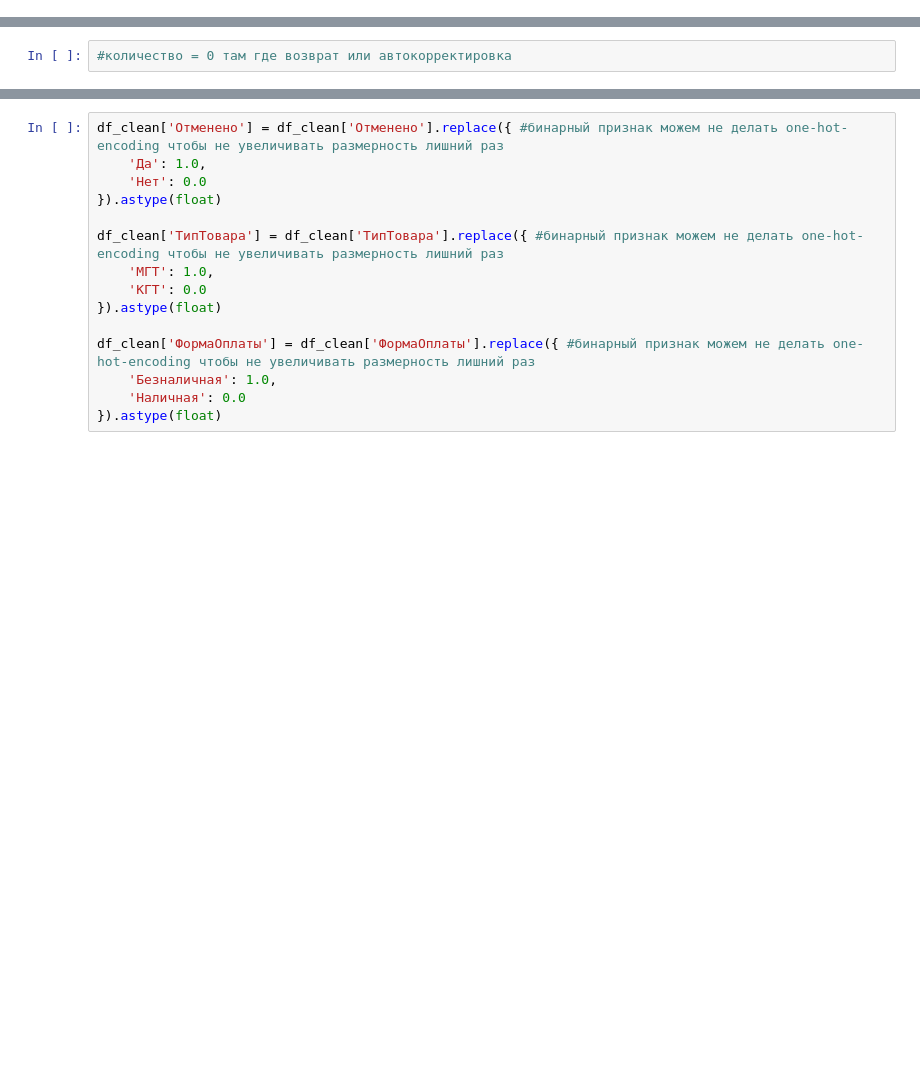
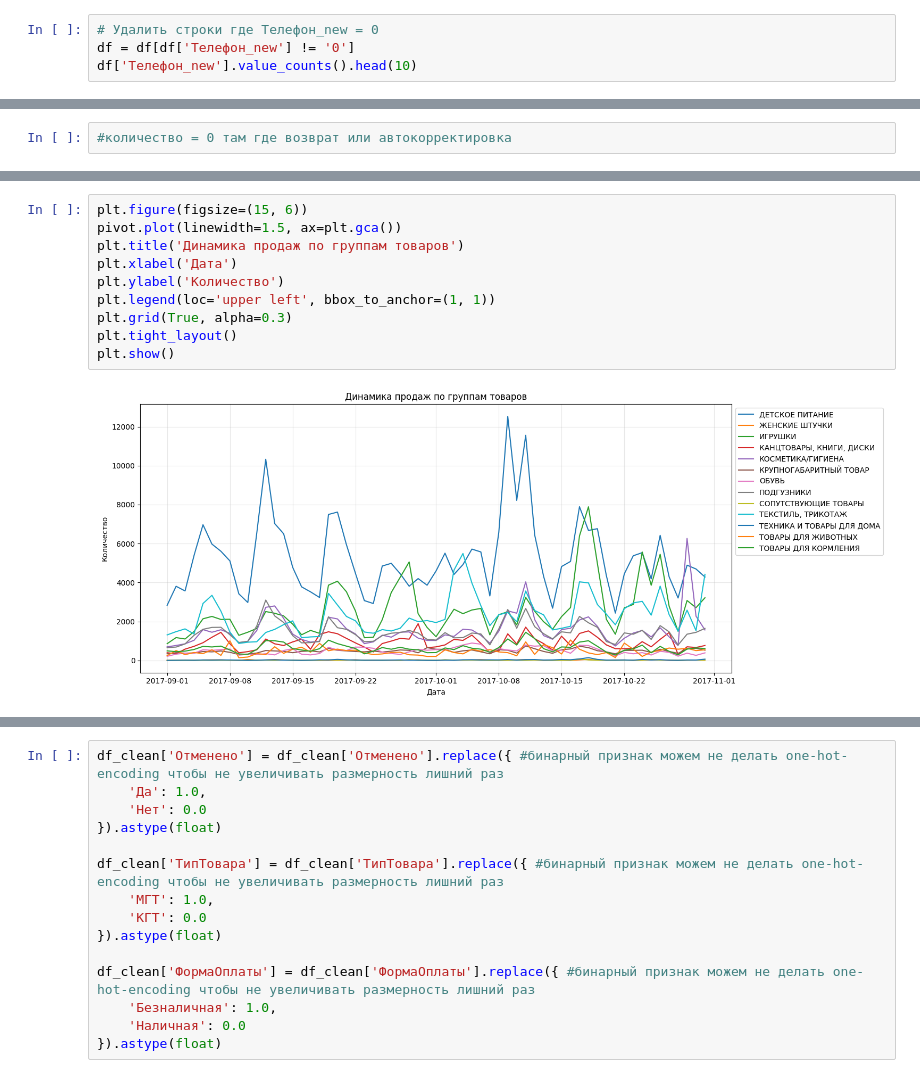
Before and after one commit to DaniilDyundik/Analytics_ML, a Jupyter notebook: Analytics_ВКР.ipynb, the cells around one changed output, grey strips where cells are left out. Cells and saved outputs as stored; diff of their text form; blank space fills up the shorter version.

```diff
--- a/Analytics_ВКР.ipynb
+++ b/Analytics_ВКР.ipynb
@@ -36,0 +53,4 @@ df.head()
+# %%
+# Удалить строки где Телефон_new = 0
+df = df[df['Телефон_new'] != '0']
+df['Телефон_new'].value_counts().head(10)
@@ -717,0 +806,12 @@ df_grouped
+# %%
+plt.figure(figsize=(15, 6))
+pivot.plot(linewidth=1.5, ax=plt.gca())
+plt.title('Динамика продаж по группам товаров')
+plt.xlabel('Дата')
+plt.ylabel('Количество')
+plt.legend(loc='upper left', bbox_to_anchor=(1, 1))
+plt.grid(True, alpha=0.3)
+plt.tight_layout()
+plt.show()
+# %% [output]
+[figure, added]
```
Also changed, not shown: parts of 71 cells of this notebook.
